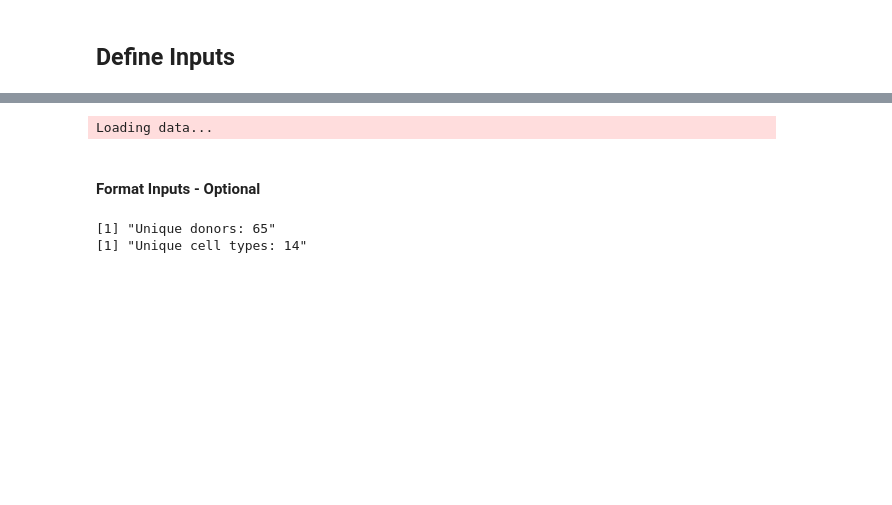
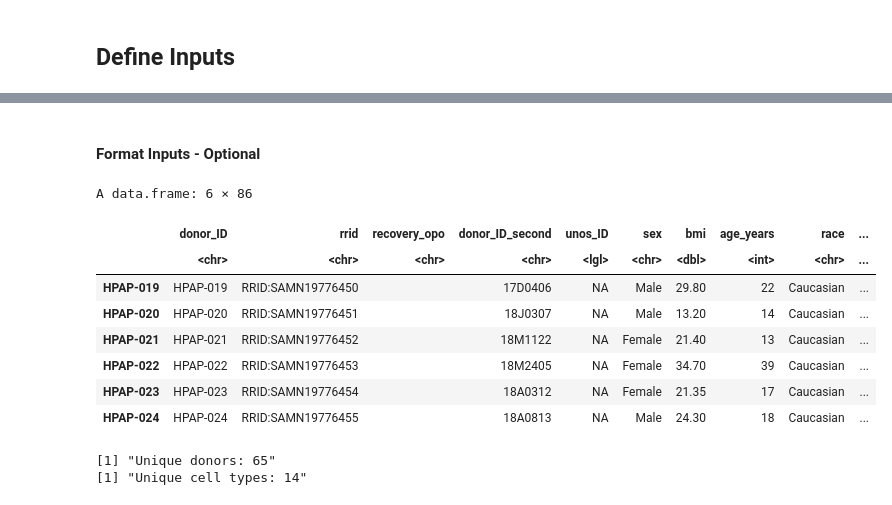
Before and after one commit to PanKbase-pipelines/single-cell-DE, a Jupyter notebook: single_cell_DE.ipynb, the cells around one changed output, grey strips where cells are left out. Drawn from its saved outputs; the diff is of its cells as text; code cells hidden in the pictures; blank space fills up the shorter version.

```diff
--- a/single_cell_DE.ipynb
+++ b/single_cell_DE.ipynb
@@ -18,14 +18,11 @@ Loading packages...
 # %%
-# Inputs: single-cell map and/or metadata
+# Inputs: Seurat object and metadata
 seurat_obj_path <- '/nfs/lab/sara/projects/PanKbase/singlecell/input/2023_01_27_hpap_res0p3.rds'
 metadata_path <- '/nfs/lab/sara/projects/PanKbase/singlecell/input/Donor_Summary_127.csv'
 
-# Load the object and/or metadata
-message("Loading data...")
+# Load the Seurat object and metadata
 data <- readRDS(seurat_obj_path)
 meta <- read.csv(metadata_path)
-# %% [output]
-Loading data...
 # %% [markdown]
 #### Format Inputs - Optional
 # %%
@@ -43,6 +40,18 @@ meta <- rename(meta, diabetes_status = Diabetes_Status_w_AAB)
 meta <- rename(meta, sex = gender)
 
 rownames(meta) <- meta$donor_ID
+# %%
+head(meta)
+# %% [output]
+A data.frame: 6 × 86
+|  | donor_ID | rrid | recovery_opo | donor_ID_second | unos_ID | sex | bmi | age_years | race | ... |
+|  | <chr> | <chr> | <chr> | <chr> | <lgl> | <chr> | <dbl> | <int> | <chr> | ... |
+| HPAP-019 | HPAP-019 | RRID:SAMN19776450 |  | 17D0406 | NA | Male | 29.80 | 22 | Caucasian | ... |
+| HPAP-020 | HPAP-020 | RRID:SAMN19776451 |  | 18J0307 | NA | Male | 13.20 | 14 | Caucasian | ... |
+| HPAP-021 | HPAP-021 | RRID:SAMN19776452 |  | 18M1122 | NA | Female | 21.40 | 13 | Caucasian | ... |
+| HPAP-022 | HPAP-022 | RRID:SAMN19776453 |  | 18M2405 | NA | Female | 34.70 | 39 | Caucasian | ... |
+| HPAP-023 | HPAP-023 | RRID:SAMN19776454 |  | 18A0312 | NA | Female | 21.35 | 17 | Caucasian | ... |
+| HPAP-024 | HPAP-024 | RRID:SAMN19776455 |  | 18A0813 | NA | Male | 24.30 | 18 | Caucasian | ... |
 # %%
 # Set cell identities
 Idents(data) <- data@meta.data$cell_type
```
Also changed, not shown: parts of 12 cells of this notebook.
